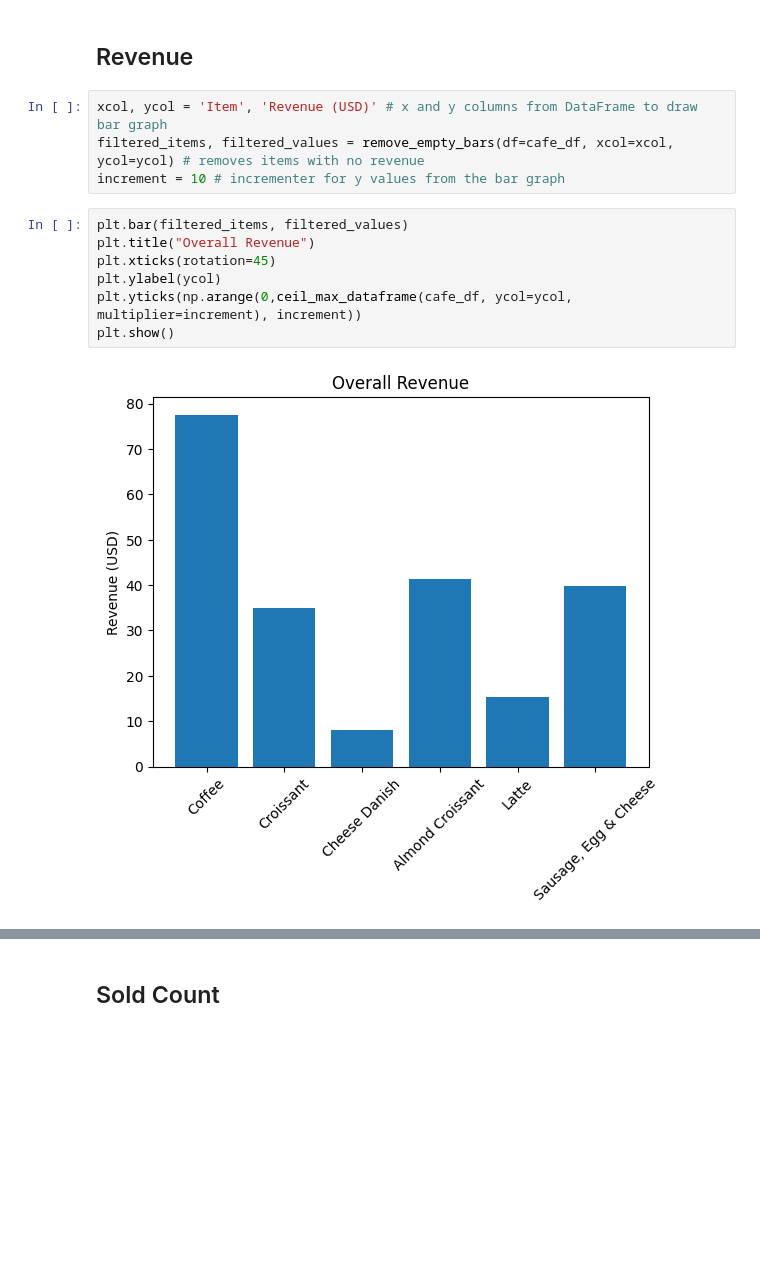
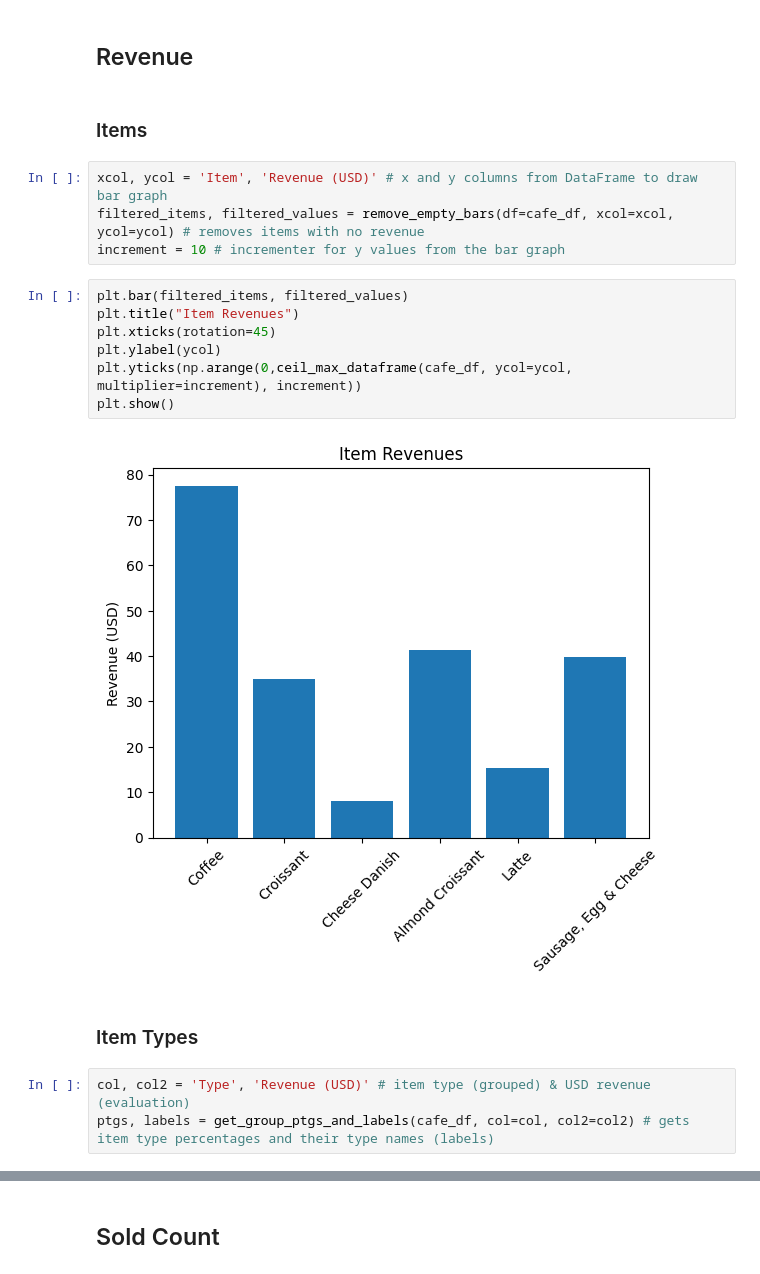
Before and after one commit to ivanbaradi/My-Cafe, a Jupyter notebook: main.ipynb, the cells around one changed output, grey strips where cells are left out. Drawn from its saved outputs; the diff is of its cells as text; blank space fills up the shorter version.

```diff
--- a/main.ipynb
+++ b/main.ipynb
@@ -750,16 +750,23 @@ Sausage, Egg & Cheese: $39.83
 Total Revenue: $217.20
 # %% [markdown]
 ## Revenue
+# %% [markdown]
+### Items
 # %%
 xcol, ycol = 'Item', 'Revenue (USD)' # x and y columns from DataFrame to draw bar graph
 filtered_items, filtered_values = remove_empty_bars(df=cafe_df, xcol=xcol, ycol=ycol) # removes items with no revenue
 increment = 10 # incrementer for y values from the bar graph
 # %%
 plt.bar(filtered_items, filtered_values)
-plt.title("Overall Revenue")
+plt.title("Item Revenues")
 plt.xticks(rotation=45)
 plt.ylabel(ycol)
 plt.yticks(np.arange(0,ceil_max_dataframe(cafe_df, ycol=ycol, multiplier=increment), increment))
 plt.show()
 # %% [output]
-[figure, old version]
+[figure, new version]
+# %% [markdown]
+### Item Types
+# %%
+col, col2 = 'Type', 'Revenue (USD)' # item type (grouped) & USD revenue (evaluation)
+ptgs, labels = get_group_ptgs_and_labels(cafe_df, col=col, col2=col2) # gets item type percentages and their type names (labels)
```
Also changed, not shown: parts of 3 cells of this notebook.
